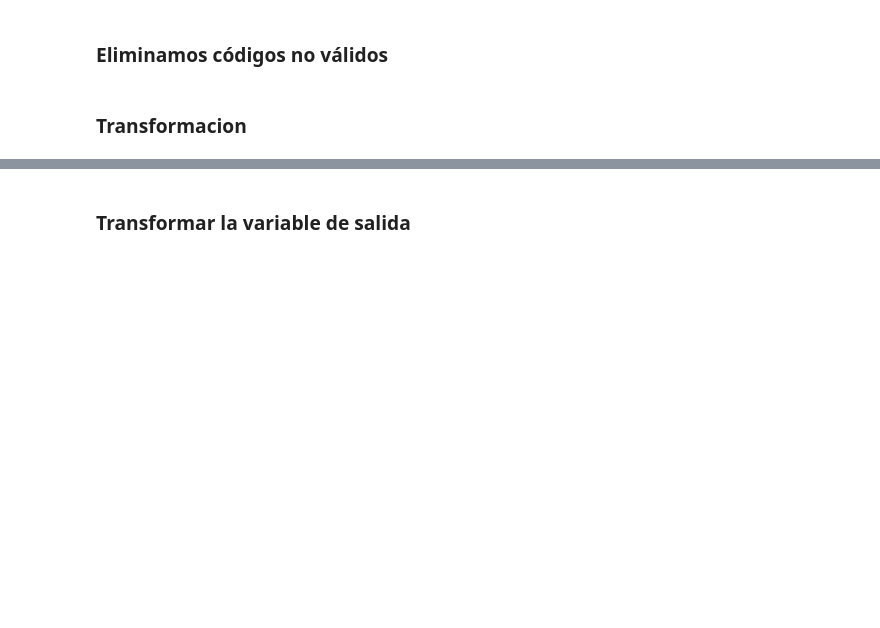
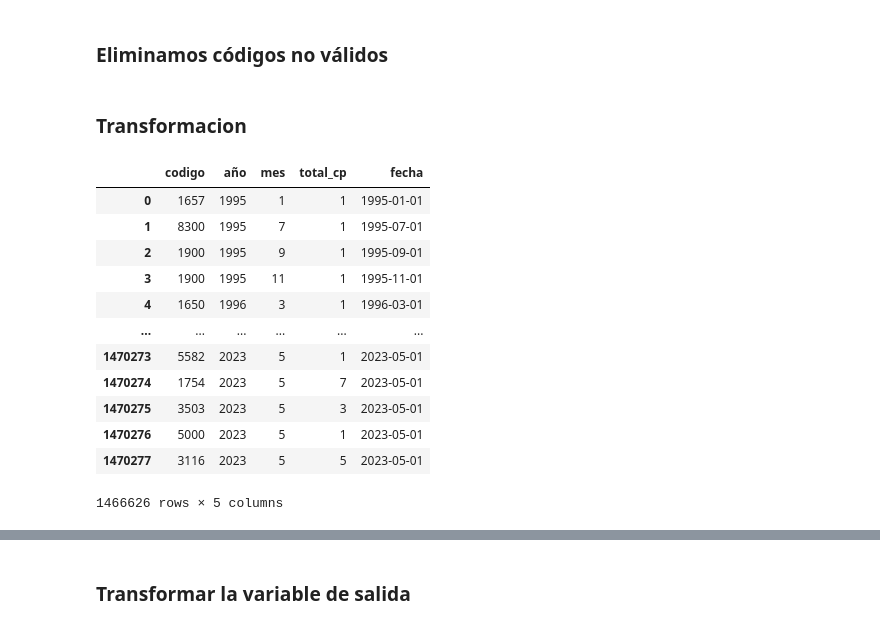
Before and after one commit to gabrielfernandorey/GGGR, a Jupyter notebook: LSTM/SRT v5.ipynb, the cells around one changed output, grey strips where cells are left out. Cells and saved outputs as stored; diff of their text form; code cells hidden in the pictures; blank space fills up the shorter version.

```diff
--- a/LSTM/SRT v5.ipynb
+++ b/LSTM/SRT v5.ipynb
@@ -227,3 +231,23 @@ df = df.loc[df.codigo != "0001"]
 df = df.loc[df.codigo != "0005"]
 # %% [markdown]
 ### Transformacion
+# %%
+# Utilizamos la fecha como indice
+df['fecha'] = pd.to_datetime({'year': df['año'],
+                               'month': df['mes'],
+                               'day': '01'})
+df
+# %% [output]
+|  | codigo | año | mes | total_cp | fecha |
+| 0 | 1657 | 1995 | 1 | 1 | 1995-01-01 |
+| 1 | 8300 | 1995 | 7 | 1 | 1995-07-01 |
+| 2 | 1900 | 1995 | 9 | 1 | 1995-09-01 |
+| 3 | 1900 | 1995 | 11 | 1 | 1995-11-01 |
+| 4 | 1650 | 1996 | 3 | 1 | 1996-03-01 |
+| ... | ... | ... | ... | ... | ... |
+| 1470273 | 5582 | 2023 | 5 | 1 | 2023-05-01 |
+| 1470274 | 1754 | 2023 | 5 | 7 | 2023-05-01 |
+| 1470275 | 3503 | 2023 | 5 | 3 | 2023-05-01 |
+| 1470276 | 5000 | 2023 | 5 | 1 | 2023-05-01 |
+| 1470277 | 3116 | 2023 | 5 | 5 | 2023-05-01 |
+1466626 rows × 5 columns
```
Also changed, not shown: parts of 109 cells of this notebook.
